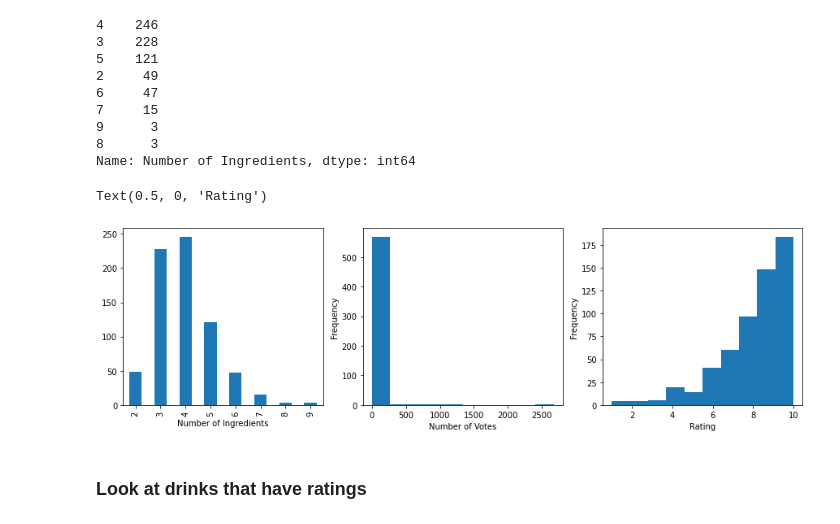
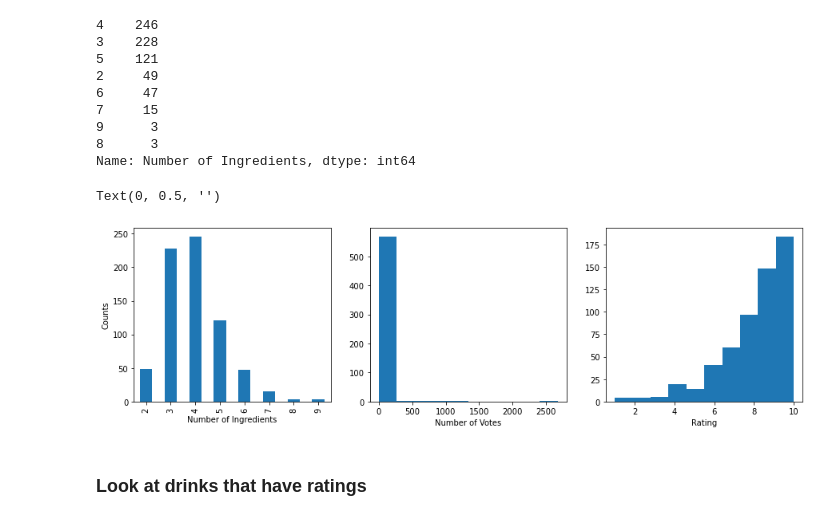
Before and after one commit to saeed44/Cocktail-Recommender, a Jupyter notebook: Cocktail_recom.ipynb, the cells around one changed output. Cells and saved outputs as stored; diff of their text form; code cells hidden in the pictures.

```diff
--- a/Cocktail_recom.ipynb
+++ b/Cocktail_recom.ipynb
@@ -206,18 +207,22 @@ Name: Number of Ingredients, dtype: int64
 # %%
 # see the distributions
 
 fig, ax = plt.subplots(1,3, figsize=(15,4))
 recipe_df["Number of Ingredients"].value_counts().sort_index().plot(kind="bar", ax=ax[0])
 ax[0].set_xlabel("Number of Ingredients")
+ax[0].set_ylabel("Counts")
 
 recipe_df["Number of Votes"].plot.hist(ax=ax[1])
 ax[1].set_xlabel("Number of Votes")
+ax[1].set_ylabel("")
+
 
 recipe_df["Rating"].plot.hist(ax=ax[2])
 ax[2].set_xlabel("Rating")
+ax[2].set_ylabel("")
 # %% [output]
-Text(0.5, 0, 'Rating')
+Text(0, 0.5, '')
-[figure, old version]
+[figure, new version]
 # %%
 # not_rated_df = recipe_df[recipe_df.isnull().any(axis=1)]
 # not_rated_df.head(8)
```
Also changed, not shown: parts of 9 cells of this notebook.
